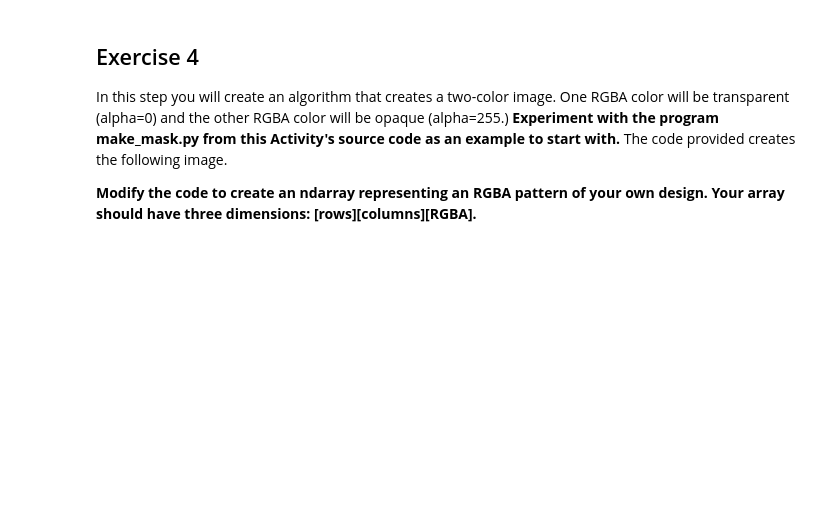
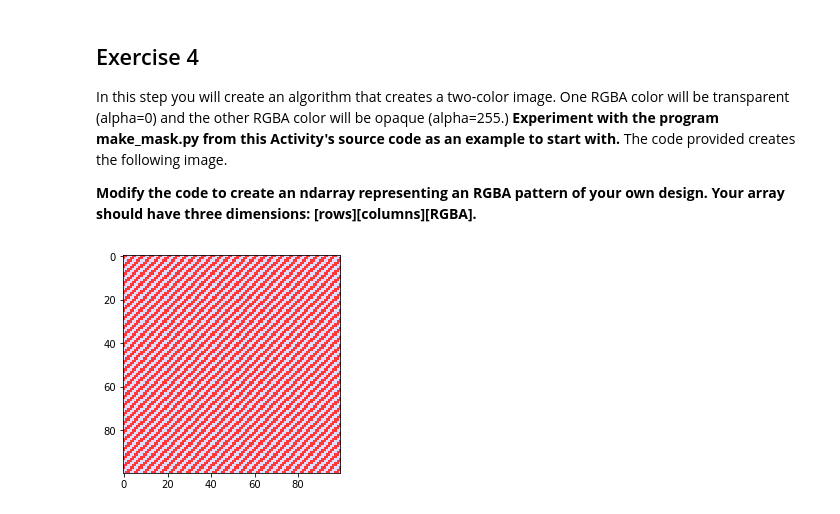
Before and after one commit to NGHS-CSP/1-4-3-sb-ngsd, a Jupyter notebook: 1.4.3 Arrays and Images.ipynb, the cells around one changed output. Cells and saved outputs as stored; diff of their text form; code cells hidden in the pictures; blank space fills up the shorter version.

```diff
--- a/1.4.3 Arrays and Images.ipynb
+++ b/1.4.3 Arrays and Images.ipynb
@@ -229,35 +268,37 @@ In this step you will create an algorithm that creates a two-color image. One RG
 import matplotlib.pyplot as plt
 import numpy as np
 import PIL
 
 def make_mask(rows, columns, stripe_width):
     '''An example mask generator
     Makes slanted stripes of width stripe_width
     image
     returns an ndarray of an RGBA image rows by columns
     '''
 
     img = PIL.Image.new('RGBA', (columns, rows))
     image = np.array(img)
     for row in range(rows):
         for column in range(columns):
-            if (row+column)/stripe_width % 2 == 0:
+            if (row+column)/2 % 2 == 0:
                 #(r+c)/w says how many stripes above/below line y=x
                 # The % 2 says whether it is an even or odd stripe
 
                 # Even stripe
-                image[row][column] = [255, 127, 127, 0] # pale red, alpha=0
+                image[row][column] = [255, 0, 0, 200] # pale red, alpha=0
 
             else:
                 # Odd stripe
-                image[row][column] = [255, 0, 255, 255] # magenta, alpha=255
+                image[row][column] = [200, 200, 255, 150] # magenta, alpha=255
     return image
 
 if __name__ == "__main__":
     image = make_mask(100,100,20)
 
     fig, ax = plt.subplots(1, 1)
     ax.imshow(image)
     fig.show()
+# %% [output]
+[figure, added]
 # %% [markdown]
 ## Conclusion
```
Also changed, not shown: parts of 5 cells of this notebook.
